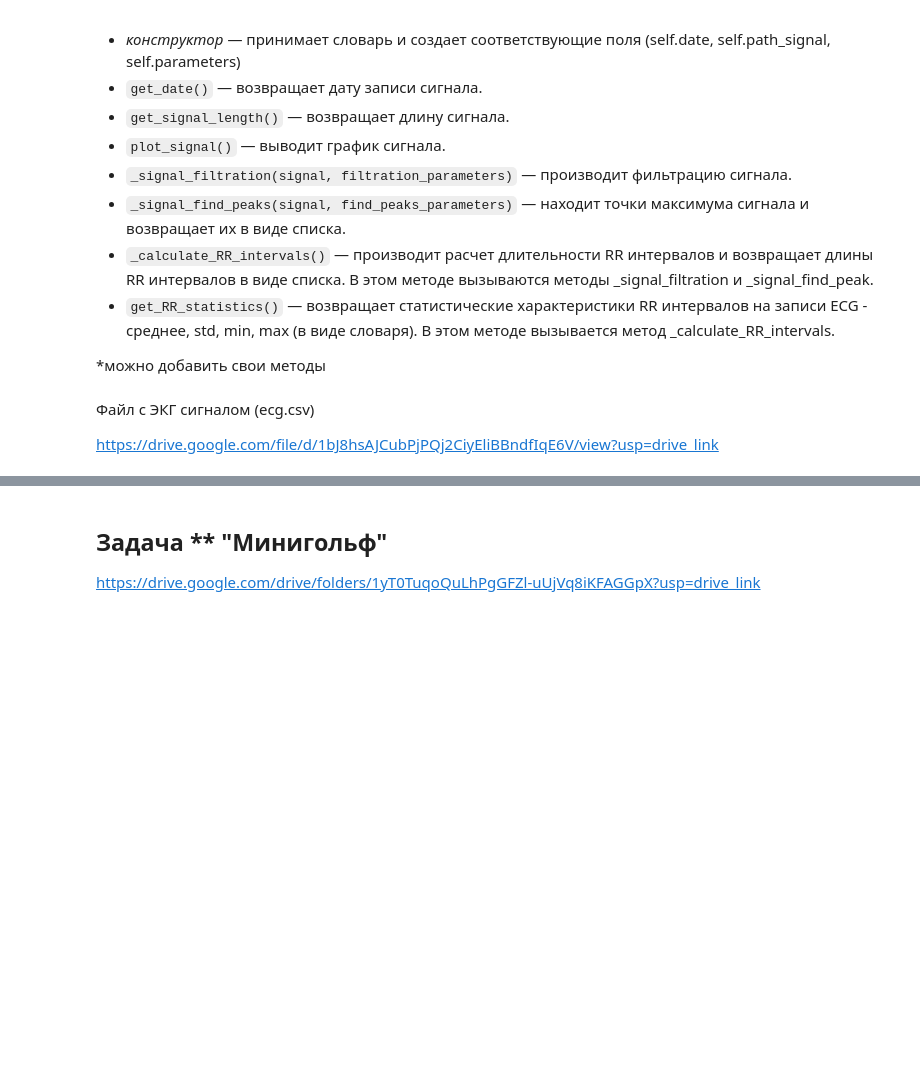
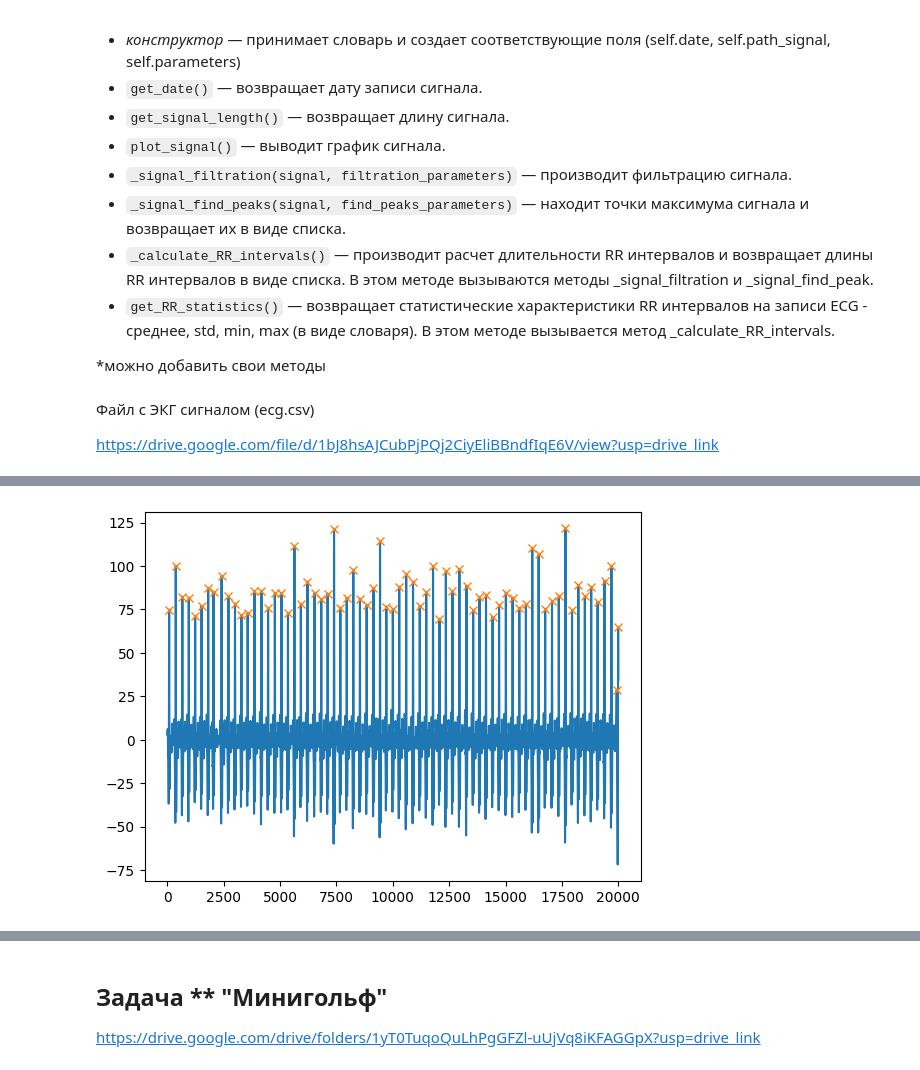
Before and after one commit to CV15005/Python-BMT, a Jupyter notebook: Seminar6/LR6.ipynb, the cells around one changed output, grey strips where cells are left out. Saved outputs shown, nothing was run; the diff lists cells and outputs as text; code cells hidden in the pictures; blank space fills up the shorter version.

```diff
--- a/Seminar6/LR6.ipynb
+++ b/Seminar6/LR6.ipynb
@@ -52,9 +56,11 @@ plt.show()
 # %%
 # поиск точек максимума с библиотекой scipy
 peaks, _ = find_peaks(filtered, height=20)
 plt.plot(filtered)
-plt.plot(peaks, filtered[peaks])
+plt.plot(peaks, filtered[peaks], 'x')
 plt.show()
+# %% [output]
+[figure, added]
 # %%
 {'date': '2023-01-05',
  'signal': 'path_to_ecg_signal',
```
Also changed, not shown: parts of 5 cells of this notebook.
